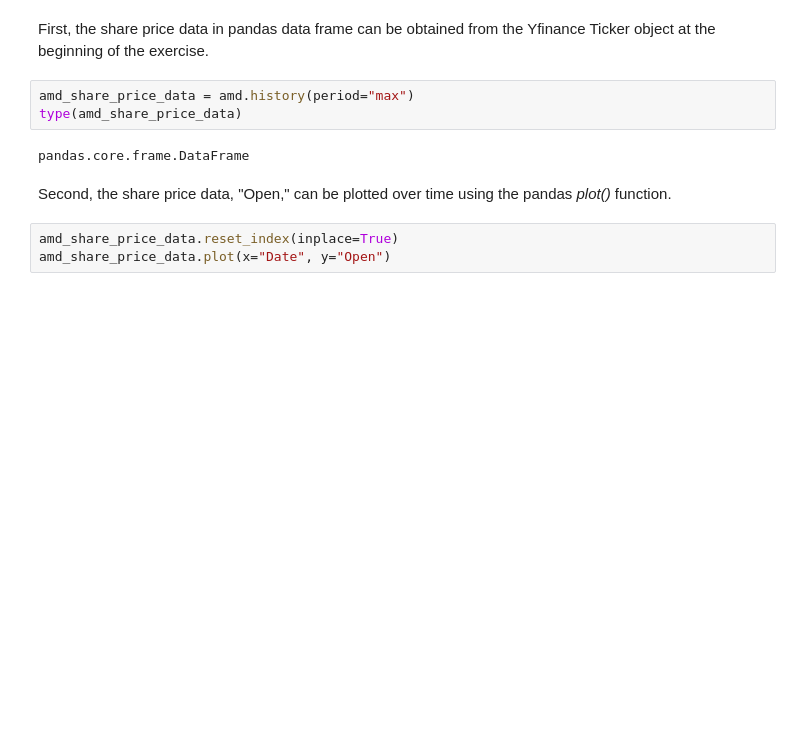
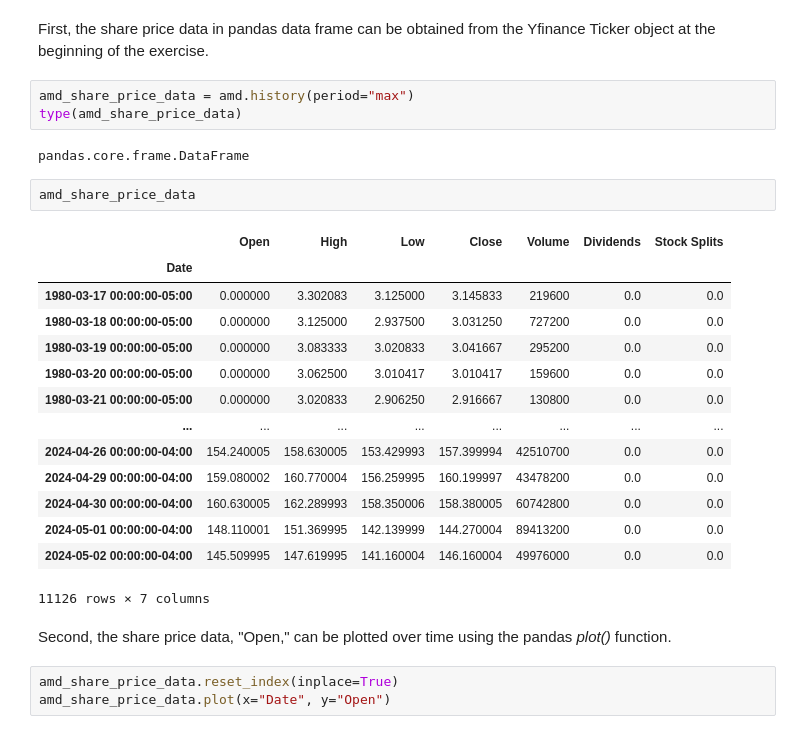
Before and after one commit to solver-Mart1n/data-science, a Jupyter notebook: reference/ibm_ds/language/python/final_project/answers/Final_Assignment Library.ipynb, the cells around one changed output. Cells and saved outputs as stored; diff of their text form; blank space fills up the shorter version.

Commit message:
Displaying the share price data head and tail for the exercise.

```diff
--- a/reference/ibm_ds/language/python/final_project/answers/Final_Assignment Library.ipynb
+++ b/reference/ibm_ds/language/python/final_project/answers/Final_Assignment Library.ipynb
@@ -231,6 +231,23 @@ amd_share_price_data = amd.history(period="max")
 type(amd_share_price_data)
 # %% [output]
 pandas.core.frame.DataFrame
+# %%
+amd_share_price_data
+# %% [output]
+|  | Open | High | Low | Close | Volume | Dividends | Stock Splits |
+| Date |  |  |  |  |  |  |  |
+| 1980-03-17 00:00:00-05:00 | 0.000000 | 3.302083 | 3.125000 | 3.145833 | 219600 | 0.0 | 0.0 |
+| 1980-03-18 00:00:00-05:00 | 0.000000 | 3.125000 | 2.937500 | 3.031250 | 727200 | 0.0 | 0.0 |
+| 1980-03-19 00:00:00-05:00 | 0.000000 | 3.083333 | 3.020833 | 3.041667 | 295200 | 0.0 | 0.0 |
+| 1980-03-20 00:00:00-05:00 | 0.000000 | 3.062500 | 3.010417 | 3.010417 | 159600 | 0.0 | 0.0 |
+| 1980-03-21 00:00:00-05:00 | 0.000000 | 3.020833 | 2.906250 | 2.916667 | 130800 | 0.0 | 0.0 |
+| ... | ... | ... | ... | ... | ... | ... | ... |
+| 2024-04-26 00:00:00-04:00 | 154.240005 | 158.630005 | 153.429993 | 157.399994 | 42510700 | 0.0 | 0.0 |
+| 2024-04-29 00:00:00-04:00 | 159.080002 | 160.770004 | 156.259995 | 160.199997 | 43478200 | 0.0 | 0.0 |
+| 2024-04-30 00:00:00-04:00 | 160.630005 | 162.289993 | 158.350006 | 158.380005 | 60742800 | 0.0 | 0.0 |
+| 2024-05-01 00:00:00-04:00 | 148.110001 | 151.369995 | 142.139999 | 144.270004 | 89413200 | 0.0 | 0.0 |
+| 2024-05-02 00:00:00-04:00 | 145.509995 | 147.619995 | 141.160004 | 146.160004 | 49976000 | 0.0 | 0.0 |
+11126 rows × 7 columns
 # %% [markdown]
 Second, the share price data, "Open," can be plotted over time using the pandas *plot()* function.
 # %%
```
